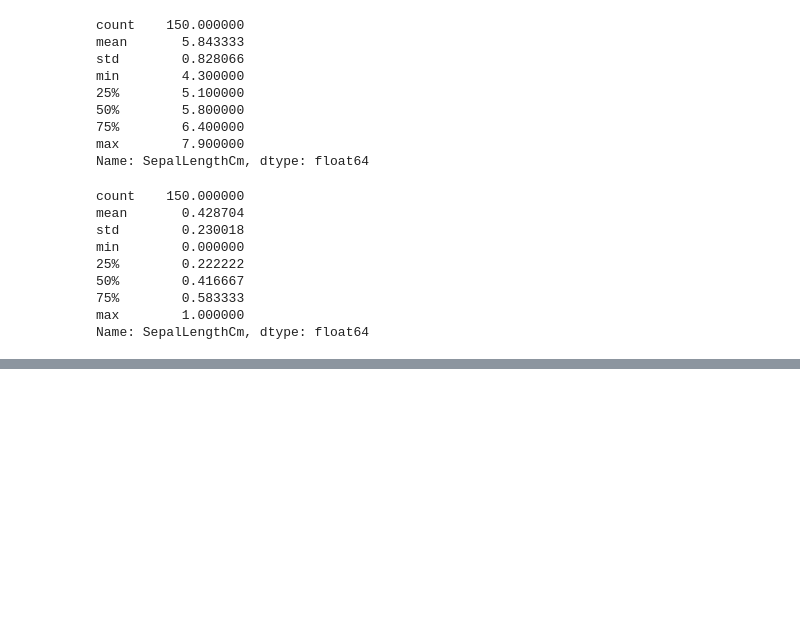
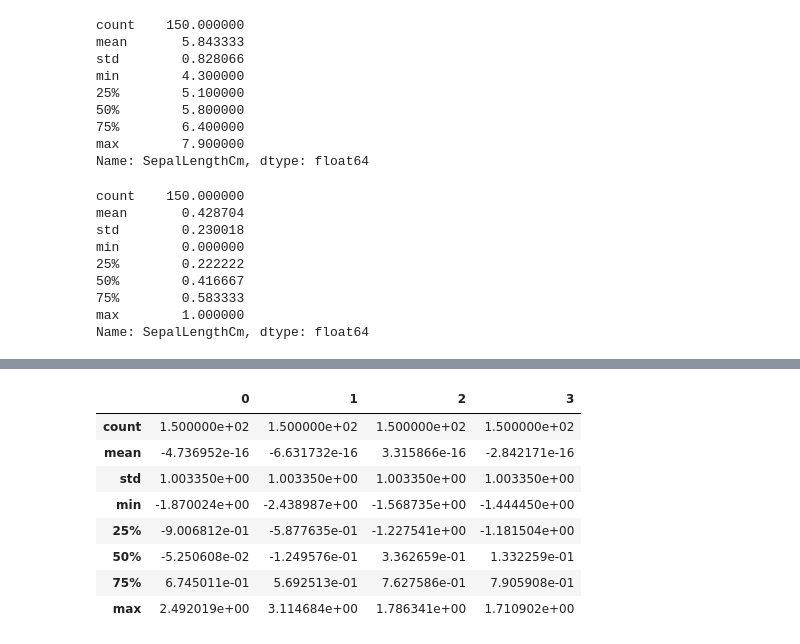
Before and after one commit to Skill-Shikshya/Data-Science-and-ML-Batch-05, a Jupyter notebook: Day-33/Normalization.ipynb, the cells around one changed output, grey strips where cells are left out. Drawn from its saved outputs; the diff is of its cells as text; code cells hidden in the pictures; blank space fills up the shorter version.

```diff
--- a/Day-33/Normalization.ipynb
+++ b/Day-33/Normalization.ipynb
@@ -54,0 +121,19 @@ Name: SepalLengthCm, dtype: float64
+# %%
+# Sklearn
+from sklearn.preprocessing import StandardScaler
+
+std_scaler = StandardScaler()
+
+norm_data = std_scaler.fit_transform(flower_data[['SepalLengthCm','SepalWidthCm','PetalLengthCm',"PetalWidthCm"]].values)
+# %%
+pd.DataFrame(norm_data).describe()
+# %% [output]
+|  | 0 | 1 | 2 | 3 |
+| count | 1.500000e+02 | 1.500000e+02 | 1.500000e+02 | 1.500000e+02 |
+| mean | -4.736952e-16 | -6.631732e-16 | 3.315866e-16 | -2.842171e-16 |
+| std | 1.003350e+00 | 1.003350e+00 | 1.003350e+00 | 1.003350e+00 |
+| min | -1.870024e+00 | -2.438987e+00 | -1.568735e+00 | -1.444450e+00 |
+| 25% | -9.006812e-01 | -5.877635e-01 | -1.227541e+00 | -1.181504e+00 |
+| 50% | -5.250608e-02 | -1.249576e-01 | 3.362659e-01 | 1.332259e-01 |
+| 75% | 6.745011e-01 | 5.692513e-01 | 7.627586e-01 | 7.905908e-01 |
+| max | 2.492019e+00 | 3.114684e+00 | 1.786341e+00 | 1.710902e+00 |
```
Also changed, not shown: parts of 14 cells of this notebook, 2 other files.
